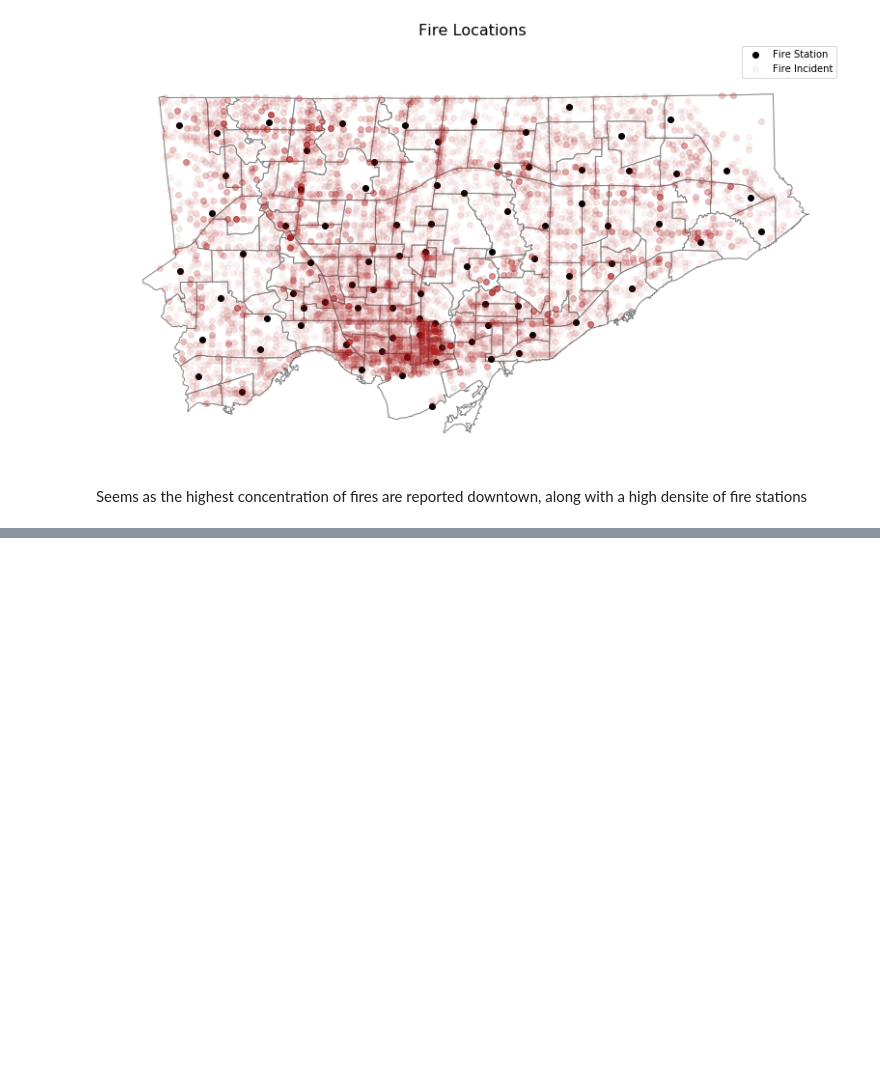
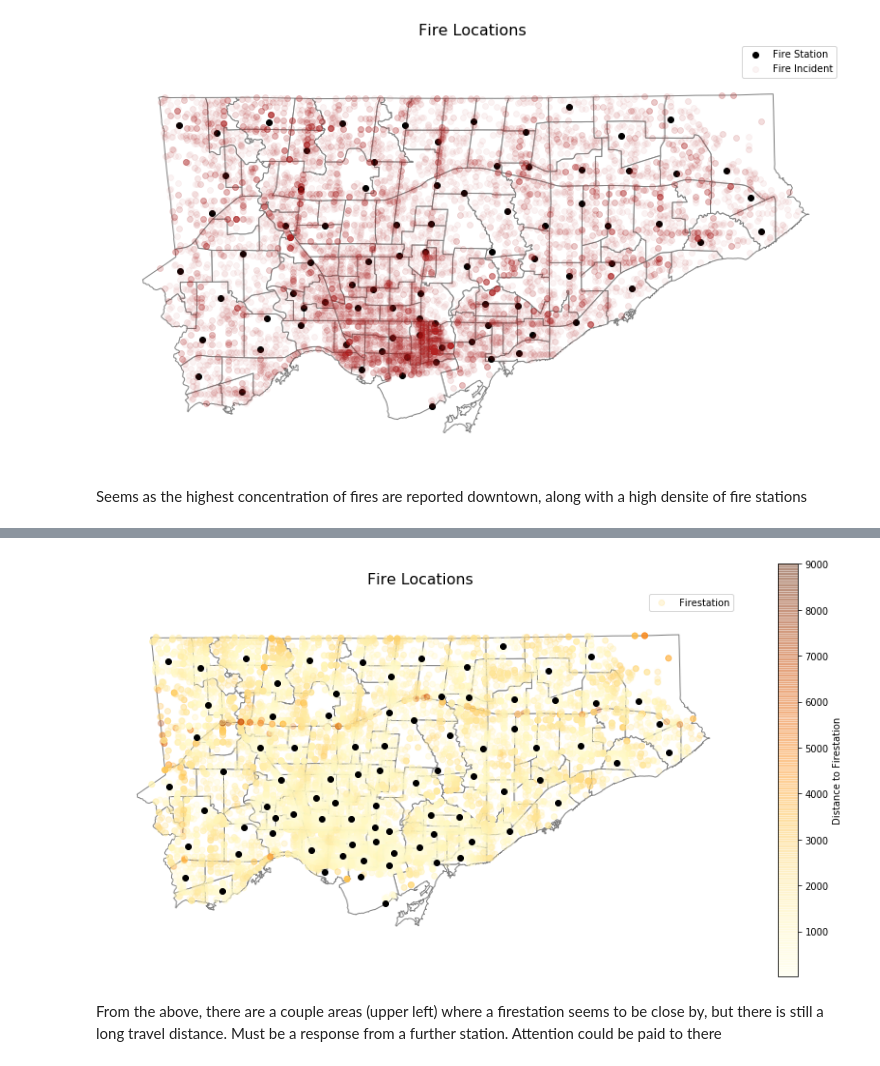
Before and after one commit to mparravani/Toronto_FireIncidents, a Jupyter notebook: Toronto Fire Analysis.ipynb, the cells around one changed output, grey strips where cells are left out. Drawn from its saved outputs; the diff is of its cells as text; code cells hidden in the pictures; blank space fills up the shorter version.

```diff
--- a/Toronto Fire Analysis.ipynb
+++ b/Toronto Fire Analysis.ipynb
@@ -331,0 +369,31 @@ Seems as the highest concentration of fires are reported downtown, along with a
+# %%
+#plot fires by response time
+xlim = (292500,340000)
+ylim = (4828000,4855000)
+
+fig, ax = plt.subplots()
+fig.set_size_inches(15, 8)
+
+map_df.plot(ax=ax, color='white',edgecolor = 'grey')
+plt.scatter(x="lon_crs2019", y="lat_crs2019",
+            data=fire_gdf.loc[fire_gdf.distance_to_fs<35000],
+            c = 'distance_to_fs',
+            edgecolor = None ,
+            alpha = 0.3,
+            cmap = "YlOrBr")
+firestation_gdf.plot(ax=ax, color='black', label='Fire Station')
+
+
+
+plt.xlim(xlim)
+plt.ylim(ylim)
+ax.axis('off')
+plt.title('Fire Locations', fontsize = 16)
+plt.legend(['Firestation'])
+plt.colorbar(label='Distance to Firestation')
+
+plt.show()
+# %% [output]
+[figure, added]
+# %% [markdown]
+From the above, there are a couple areas (upper left) where a firestation seems to be close by, but there is still a long travel distance. Must be a response from a further station. Attention could be paid to there
```
Also changed, not shown: parts of 4 cells of this notebook.
